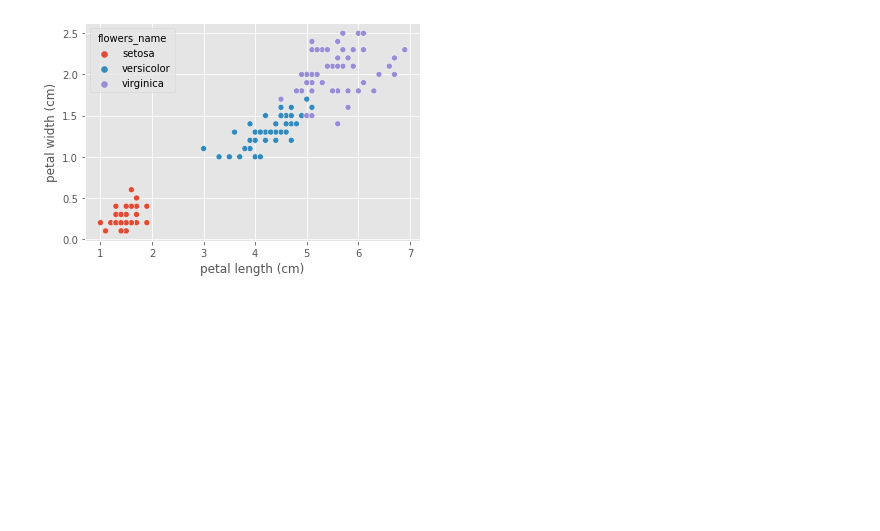
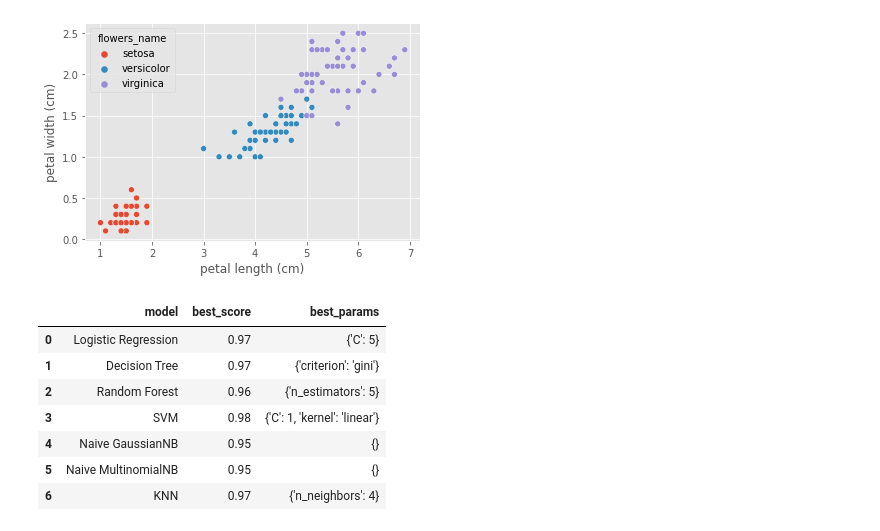
Before and after one commit to JatinderMalhi/machinelearning, a Jupyter notebook: machineLearning.ipynb, the cells around one changed output. Cells and saved outputs as stored; diff of their text form; code cells hidden in the pictures; blank space fills up the shorter version.

Commit message:
Best classifier model

```diff
--- a/machineLearning.ipynb
+++ b/machineLearning.ipynb
@@ -1288,5 +1288,21 @@ model_params = {'Logistic Regression': {
 # %%
 scores = []
 for model_name, mp in model_params.items():
     clf = GridSearchCV(mp['model'], mp['params'], cv = 5, return_train_score=False)
-    clf.fit()
+    clf.fit(ir.data, ir.target)
+    scores.append({
+        'model': model_name,
+        'best_score': (clf.best_score_).round(2),
+        'best_params': clf.best_params_
+    })
+df = pd.DataFrame(scores, columns=['model', 'best_score', 'best_params'])
+df
+# %% [output]
+|  | model | best_score | best_params |
+| 0 | Logistic Regression | 0.97 | {'C': 5} |
+| 1 | Decision Tree | 0.97 | {'criterion': 'gini'} |
+| 2 | Random Forest | 0.96 | {'n_estimators': 5} |
+| 3 | SVM | 0.98 | {'C': 1, 'kernel': 'linear'} |
+| 4 | Naive GaussianNB | 0.95 | {} |
+| 5 | Naive MultinomialNB | 0.95 | {} |
+| 6 | KNN | 0.97 | {'n_neighbors': 4} |
```
Also changed, not shown: parts of 15 cells of this notebook.
